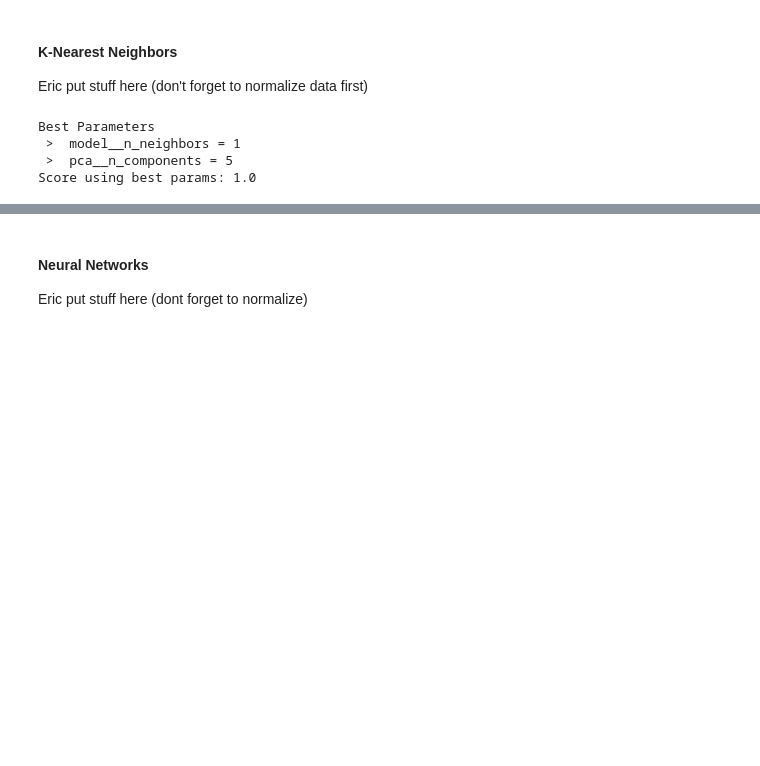
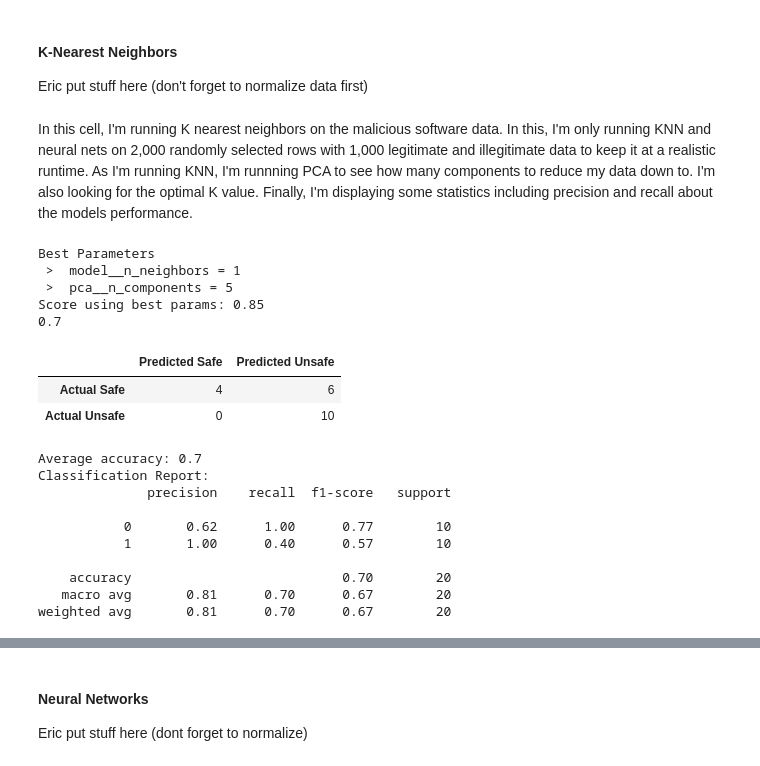
Before and after one commit to ayaabdelgawad/categorize-viruses, a Jupyter notebook: mal-classifier.ipynb, the cells around one changed output, grey strips where cells are left out. Drawn from its saved outputs; the diff is of its cells as text; code cells hidden in the pictures; blank space fills up the shorter version.

```diff
--- a/mal-classifier.ipynb
+++ b/mal-classifier.ipynb
@@ -424,31 +427,77 @@ features = data.drop(columns = ["legitimate",'SubsystemVersion', 'OSVersion'])
+# %%
+from sklearn.preprocessing import StandardScaler,LabelEncoder
+le = preprocessing.LabelEncoder()
+
+deep_copy_data = data.copy()
+random_pruned_data = deep_copy_data.groupby("legitimate").sample(n=10, random_state=2)
+pd.get_dummies(random_pruned_data, columns=['SubsystemVersion'], drop_first=True)
+labels = random_pruned_data["legitimate"]
+features = random_pruned_data.drop(columns = ["legitimate", 'OSVersion'])
+features["SubsystemVersion"]=le.fit_transform(features["SubsystemVersion"])
+#labels = data["legitimate"]
+#features = data.drop(columns = ["legitimate",'SubsystemVersion', 'OSVersion'])
+# %%
+def print_confusion_matrix(TN, FP, FN, TP):
+    table_data = [[TP,FN],[FP,TN]]
+    df = pd.DataFrame(table_data, columns =['Predicted Safe','Predicted Unsafe'])
+    df = df.rename(index={0: 'Actual Safe', 1: 'Actual Unsafe'})
+    display(df)
+# %% [markdown]
+In this cell, I'm running K nearest neighbors on the malicious software data. In this, I'm only running KNN and neural nets on 2,000 randomly selected rows with 1,000 legitimate and illegitimate data to keep it at a realistic runtime.
+As I'm running KNN, I'm runnning PCA to see how many components to reduce my data down to. I'm also looking for the optimal K value. Finally, I'm displaying some statistics including precision and recall about the models performance.
 # %%
-from sklearn.preprocessing import StandardScaler
+
 from sklearn.decomposition import PCA
 from sklearn.neighbors import KNeighborsClassifier
 from sklearn.pipeline import Pipeline
 from sklearn.model_selection import GridSearchCV
+from sklearn.model_selection import cross_val_predict
+from sklearn.metrics import confusion_matrix, accuracy_score, classification_report
 
 param_grid = {
     'pca__n_components': list(range(5, 19)),
     'model__n_neighbors': list(range(1, 25))
 }
 
 scalar = StandardScaler ()
 pca = PCA ()
 model = KNeighborsClassifier ()
 pipeline = Pipeline (steps=[('scalar', scalar), ('pca', pca), ('model', model)])
 
 search = GridSearchCV (pipeline, param_grid, cv=5)
 search.fit (features, labels)
 
-# cross_val_score (GridSearchCV (pipeline, param_grid), features, labels, cv=5)
 
 print ("Best Parameters")
 for k in search.best_params_:
     print (" > ", k, "=", search.best_params_[k])
 print ("Score using best params:", search.best_score_)
+
+print (cross_val_score (pipeline, features, labels, cv=10).mean ())
+
+pred = cross_val_predict (pipeline, features, labels, cv=10)
+
+print_confusion_matrix (*confusion_matrix (labels, pred).ravel ())
+
+print ("Average accuracy:", accuracy_score (labels, pred))
+print ("Classification Report:")
+print (classification_report (labels, pred))
 # %% [output]
 Best Parameters
  >  model__n_neighbors = 1
  >  pca__n_components = 5
-Score using best params: 1.0
+Score using best params: 0.85
+0.7
+|  | Predicted Safe | Predicted Unsafe |
+| Actual Safe | 4 | 6 |
+| Actual Unsafe | 0 | 10 |
+Average accuracy: 0.7
+Classification Report:
+              precision    recall  f1-score   support
+
+           0       0.62      1.00      0.77        10
+           1       1.00      0.40      0.57        10
+
+    accuracy                           0.70        20
+   macro avg       0.81      0.70      0.67        20
+weighted avg       0.81      0.70      0.67        20
```
Also changed, not shown: parts of 7 cells of this notebook.
